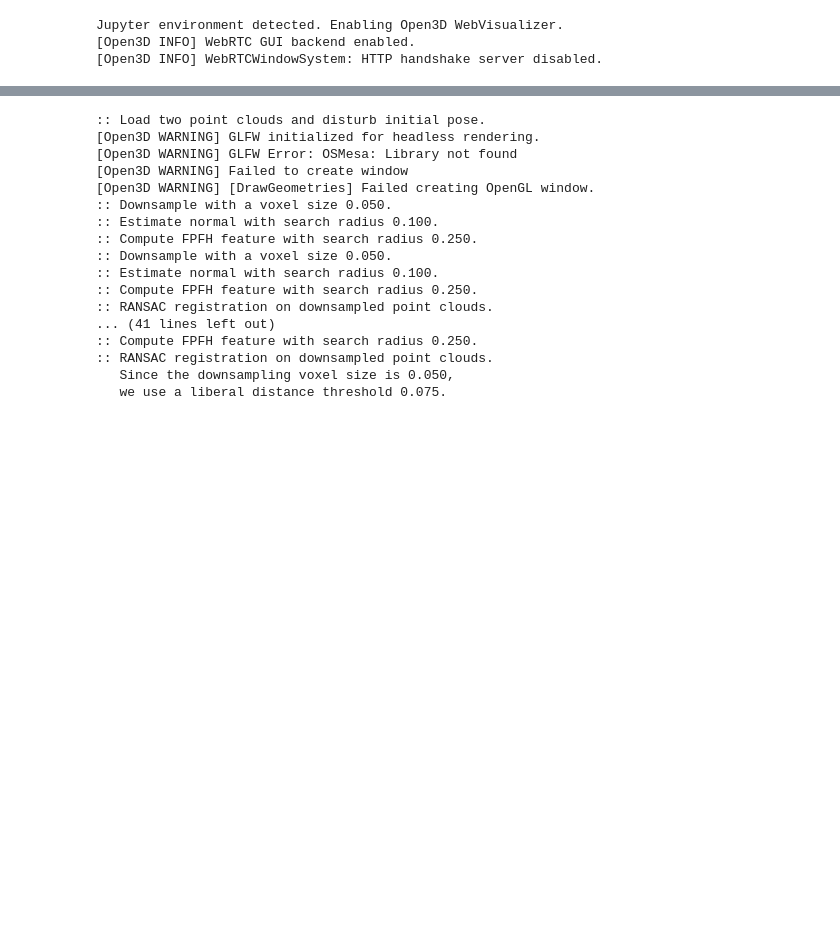
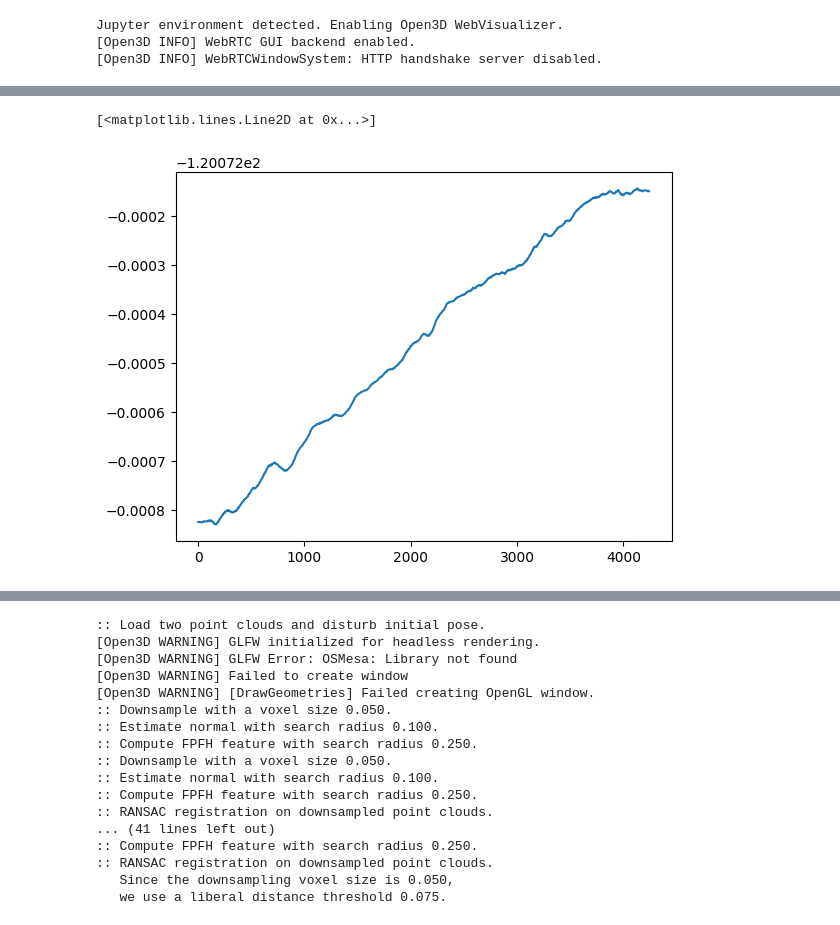
Before and after one commit to humishum/mapper, a Jupyter notebook: sandbox.ipynb, the cells around one changed output, grey strips where cells are left out. Saved outputs shown, nothing was run; the diff lists cells and outputs as text; code cells hidden in the pictures; blank space fills up the shorter version.

```diff
--- a/sandbox.ipynb
+++ b/sandbox.ipynb
@@ -13,0 +14,6 @@ aligner = Aligner(Path("/home/ape/repos/must3rdemo/must3r/test_dir"), Path("/hom
+# %%
+telemetry = gopropy.load('/home/ape/Documents/MapperGoProVids/tahoe_ridge_1.MP4')
+gps = telemetry.get_stream('GPS (Lat., Long., Alt., 2D speed, 3D speed)')
+gps_df = gps.to_dataframe()
+plt.plot(gps_df['lon'])
+# %% [output]
@@ -13,0 +22,2 @@ aligner = Aligner(Path("/home/ape/repos/must3rdemo/must3r/test_dir"), Path("/hom
+[<matplotlib.lines.Line2D at 0x...>]
+[figure, added]
```
Also changed, not shown: parts of 8 cells of this notebook, 14 other files.
